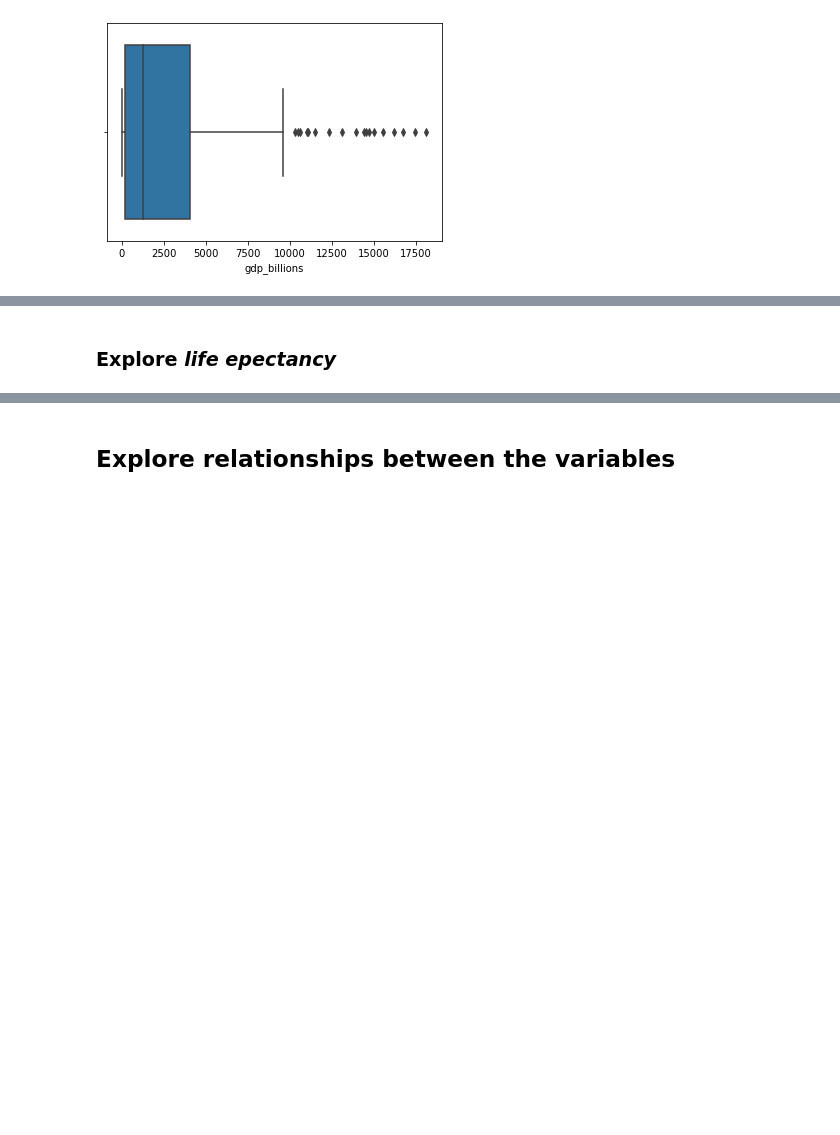
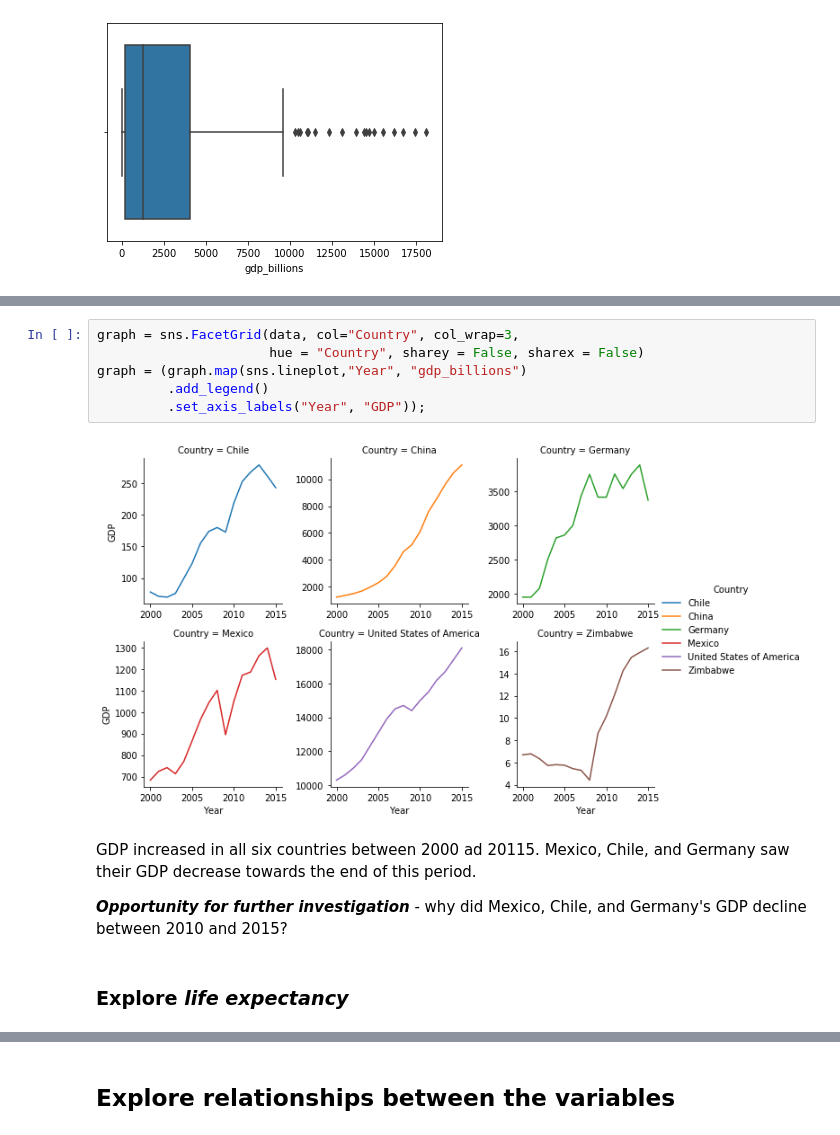
Before and after one commit to kristinkspanos/life_expectancy_gdp, a Jupyter notebook: life_expectancy_gdp.ipynb, the cells around one changed output, grey strips where cells are left out. Drawn from its saved outputs; the diff is of its cells as text; blank space fills up the shorter version.

```diff
--- a/life_expectancy_gdp.ipynb
+++ b/life_expectancy_gdp.ipynb
@@ -136,4 +142,16 @@ plt.show()
+# %%
+graph = sns.FacetGrid(data, col="Country", col_wrap=3,
+                      hue = "Country", sharey = False, sharex = False)
+graph = (graph.map(sns.lineplot,"Year", "gdp_billions")
+         .add_legend()
+         .set_axis_labels("Year", "GDP"));
+# %% [output]
+[figure, added]
+# %% [markdown]
+GDP increased in all six countries between 2000 ad 20115. Mexico, Chile, and Germany saw their GDP decrease towards the end of this period. <br>
+
+***Opportunity for further investigation*** - why did Mexico, Chile, and Germany's GDP decline between 2010 and 2015?
 # %% [markdown]
-### Explore *life epectancy*
+### Explore *life expectancy*
 # %%
 # min life expectancy
```
Also changed, not shown: parts of 25 cells of this notebook.
